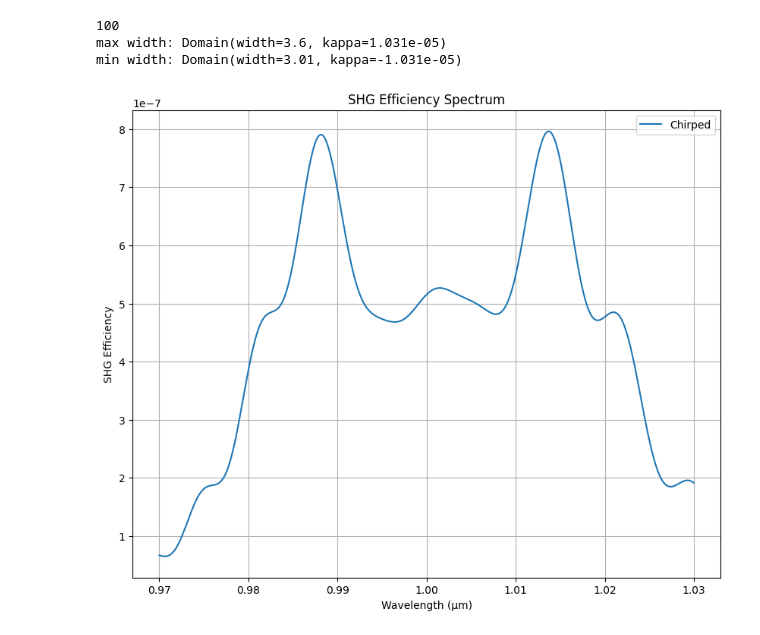
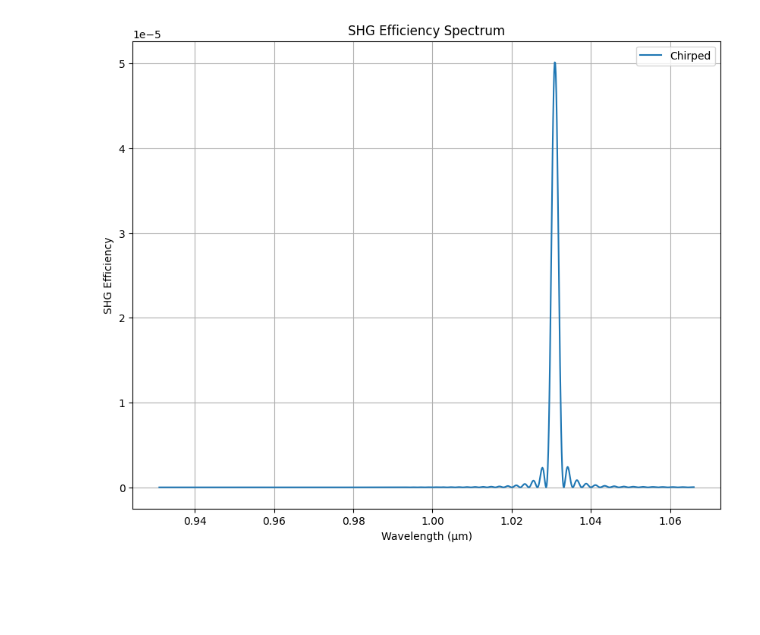
Before and after one commit to Xo1otl/mictlan, a Jupyter notebook: research/syuron/examples/shg.ipynb, the cells around one changed output. Drawn from its saved outputs; the diff is of its cells as text; code cells hidden in the pictures; blank space fills up the shorter version.

```diff
--- a/research/syuron/examples/shg.ipynb
+++ b/research/syuron/examples/shg.ipynb
@@ -1,41 +1,37 @@
 # %%
 from syuron import shg
 from syuron import mgoslt
+from syuron import pp
 import jax.numpy as jnp
 import matplotlib.pyplot as plt
 
 
-domain_stack = mgoslt.use_chirped(655, 7.2, 1.031E-05, 0.0003)
-print(len(domain_stack))
-print(f"max width: {domain_stack[0]}")
-print(f"min width: {domain_stack[len(domain_stack) - 1]}")
+chirped_stack_dim = pp.chirped(600, [3.6], 1.031E-05, [0.0001])
+random_stack_dim = pp.random(100, 101, 1.031E-05, 3.4, 3.6)
+fixed_stack_dim = pp.fixed(300, [3.6], 1.031E-05)
 
-wavelength_dim = jnp.linspace(0.97, 1.03, 1000).tolist()
+wavelength_dim = jnp.linspace(0.931, 1.066, 1000).tolist()
 
 params = shg.Params(
-    domain_stack_dim=domain_stack,
+    domain_stack_dim=fixed_stack_dim,
     T_dim=70,
     wavelength_dim=wavelength_dim,
     fund_power_dim=1,
     sh_power_dim=0,
-    mesh_density=100
 )
 
-eff_tensor = shg.analyze(params, mgoslt.use_material)
+eff_tensor = shg.analyze_ncme(params, mgoslt.use_material)
 
 plt.figure(figsize=(10, 8))
 plt.plot(wavelength_dim, eff_tensor[0, 0, :, 0, 0], label="Chirped")
 plt.xlabel("Wavelength (μm)")
 plt.ylabel("SHG Efficiency")
 plt.title("SHG Efficiency Spectrum")
 plt.legend()
 plt.grid(True)
 plt.show()
 # %% [output]
-100
-max width: Domain(width=3.6, kappa=1.031e-05)
-min width: Domain(width=3.01, kappa=-1.031e-05)
-[figure, old version]
+[figure, new version]
 # %%
 from syuron import shg
 import jax.numpy as jnp
```
Also changed, not shown: parts of 1 cell of this notebook, 17 other files.
